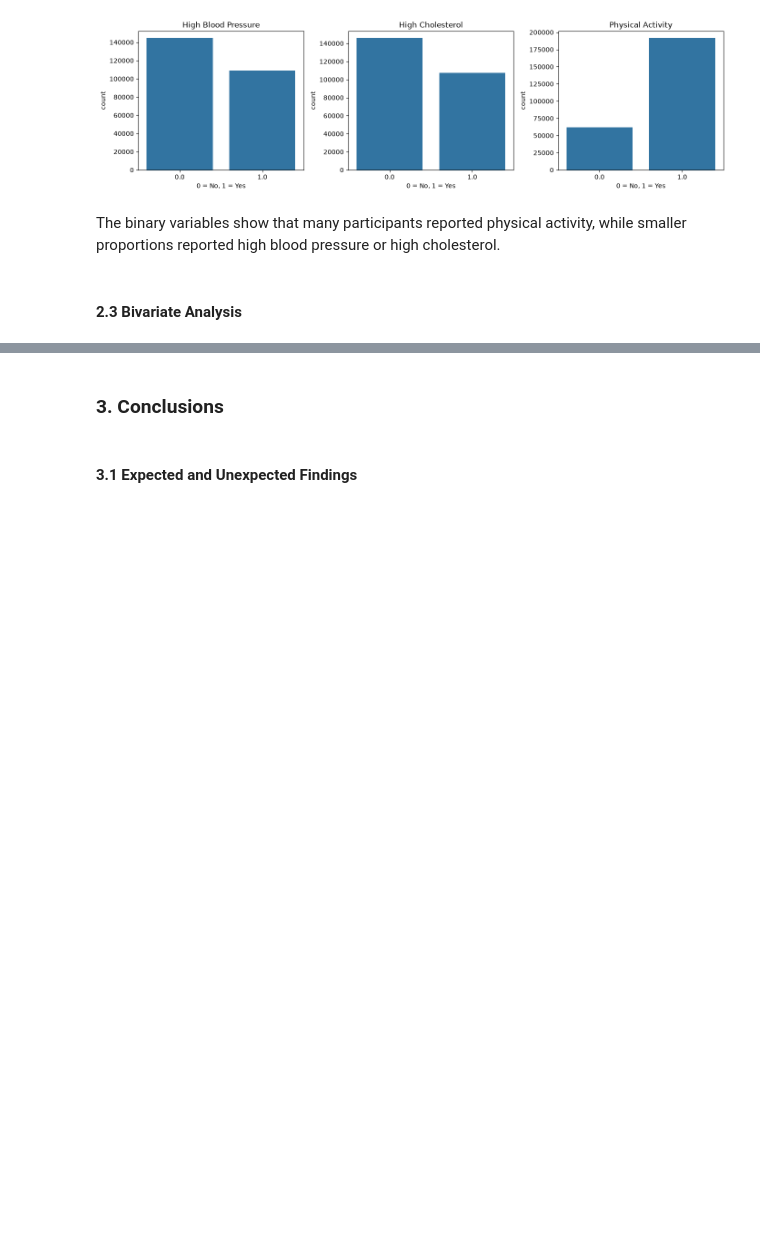
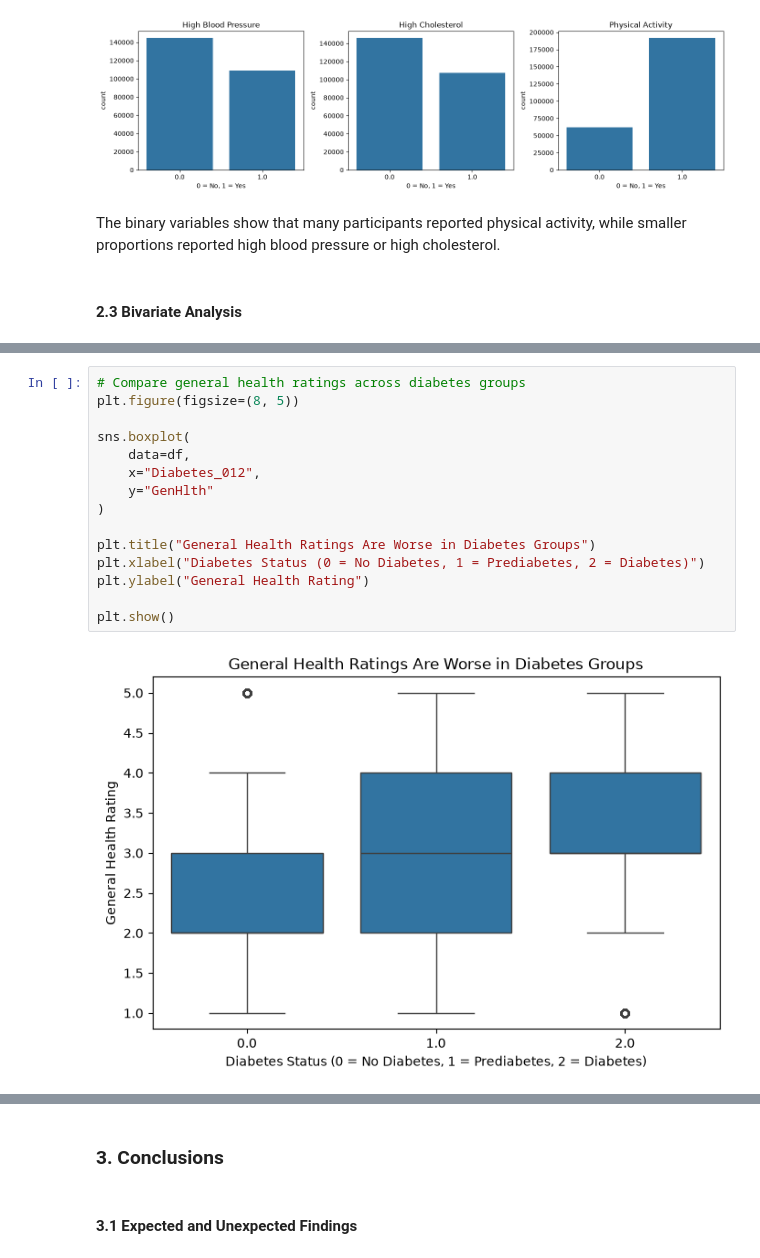
Before and after one commit to SOMLAW2/AI-for-Leaders-Module-B, a Jupyter notebook: Milestone3/Milestone3-Lawrence-Chisom.ipynb, the cells around one changed output, grey strips where cells are left out. Saved outputs shown, nothing was run; the diff lists cells and outputs as text; blank space fills up the shorter version.

```diff
--- a/Milestone3/Milestone3-Lawrence-Chisom.ipynb
+++ b/Milestone3/Milestone3-Lawrence-Chisom.ipynb
@@ -365,0 +398,17 @@ The binary variables show that many participants reported physical activity, whi
+# %%
+# Compare general health ratings across diabetes groups
+plt.figure(figsize=(8, 5))
+
+sns.boxplot(
+    data=df,
+    x="Diabetes_012",
+    y="GenHlth"
+)
+
+plt.title("General Health Ratings Are Worse in Diabetes Groups")
+plt.xlabel("Diabetes Status (0 = No Diabetes, 1 = Prediabetes, 2 = Diabetes)")
+plt.ylabel("General Health Rating")
+
+plt.show()
+# %% [output]
+[figure, added]
```
Also changed, not shown: parts of 16 cells of this notebook.
